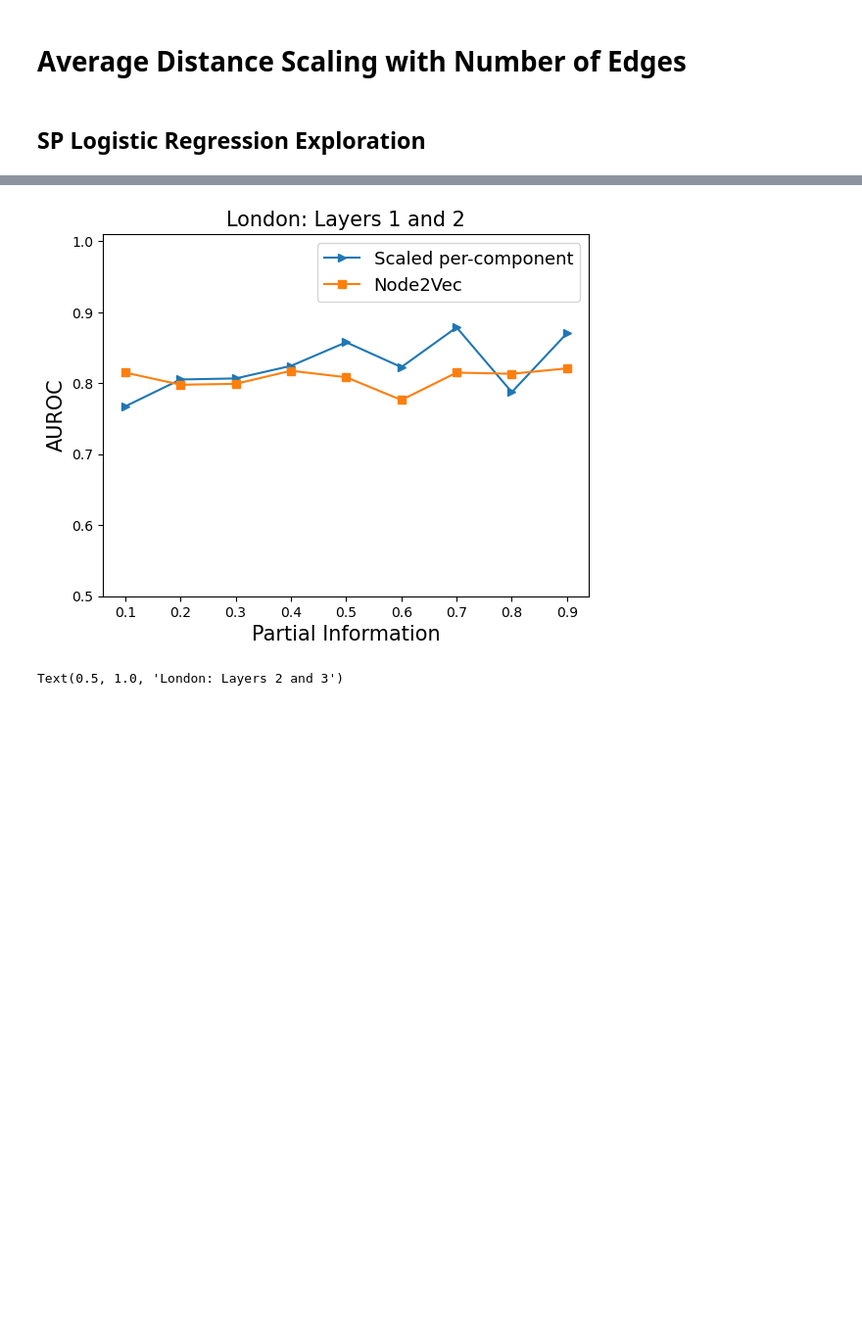
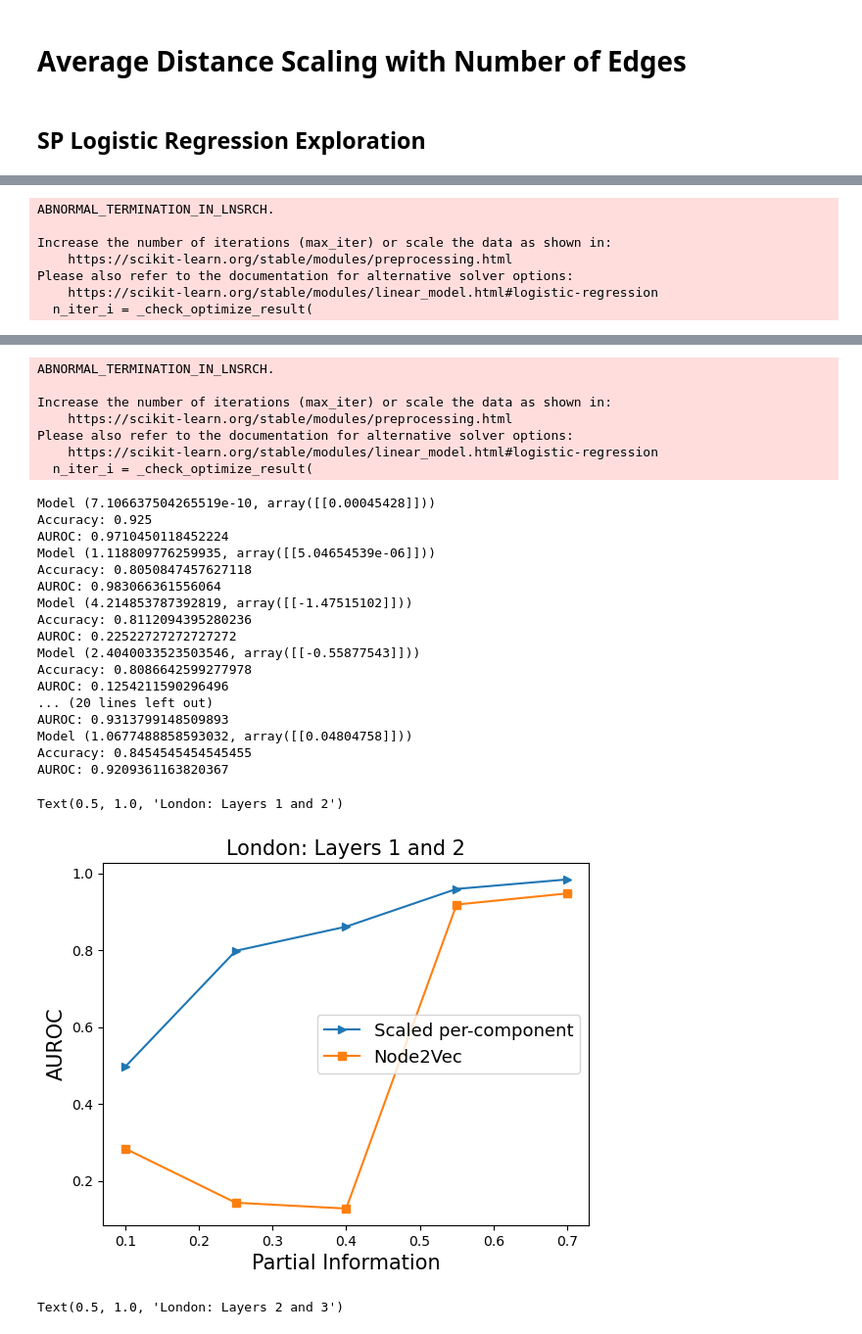
Before and after one commit to kaiser-dan/proj_naive-embedded-reconstruction, a Jupyter notebook: notebooks/ex/SP_n2v_Exp1.ipynb, the cells around one changed output, grey strips where cells are left out. Shown at 98% size. Saved outputs shown, nothing was run; the diff lists cells and outputs as text; code cells hidden in the pictures; blank space fills up the shorter version.

```diff
--- a/notebooks/ex/SP_n2v_Exp1.ipynb
+++ b/notebooks/ex/SP_n2v_Exp1.ipynb
@@ -590,7 +578,7 @@ def full_model_results(net='london',layers=[2,3],per_component=True):
     #create train and test for logreg
     path='/Users/siddharthpatwardhan/Downloads/Archived/MRP_Figures/Figure4/Data/multiplex_network-'
     G=read_file(path+net+'.edgelist')
-    pis=np.linspace(0.1,0.9,9)
+    pis=np.linspace(0.1,0.7,5)
     for pi in pis:
         g, h, R_G, R_H, testset=format_system({'pfi':pi,'graphs':G,'left':layers[0],'right':layers[1],'largest_component':False})
         EG=set(R_G.edges())
@@ -603,8 +591,8 @@ def full_model_results(net='london',layers=[2,3],per_component=True):
 
         pm,hm=set_parameters_N2V()
         if per_component:
-            E1=N2V_per_component(R_G,pm,hm)
-            E2=N2V_per_component(R_H,pm,hm)
+            E1=N2V_normalized_per_component(R_G,pm,hm)
+            E2=N2V_normalized_per_component(R_H,pm,hm)
         else:
             E1=N2V(R_G,pm,hm)
             E2=N2V(R_H,pm,hm)
@@ -639,28 +627,28 @@ def full_model_results(net='london',layers=[2,3],per_component=True):
 # %%
 
 
-# AUC=np.zeros(9)
-# ACC=np.zeros(9)
-# for _ in range(2):
-#     aucs,accs=full_model_results(layers=[1,2])
-#     AUC=AUC+np.asarray(aucs)
-#     ACC=ACC+np.asarray(accs)
-# AUC=AUC/2
-# ACC=ACC/2
+AUC=np.zeros(5)
+ACC=np.zeros(5)
+for _ in range(2):
+    aucs,accs=full_model_results(layers=[1,2])
+    AUC=AUC+np.asarray(aucs)
+    ACC=ACC+np.asarray(accs)
+AUC=AUC/2
+ACC=ACC/2
 
-# AUC_=np.zeros(9)
-# ACC_=np.zeros(9)
-# for _ in range(2):
-#     aucs,accs=full_model_results(layers=[1,2],per_component=False)
-#     AUC_=AUC_+np.asarray(aucs)
-#     ACC_=ACC_+np.asarray(accs)
-# AUC_=AUC_/2
-# ACC_=ACC_/2
+AUC_=np.zeros(5)
+ACC_=np.zeros(5)
+for _ in range(2):
+    aucs,accs=full_model_results(layers=[1,2],per_component=False)
+    AUC_=AUC_+np.asarray(aucs)
+    ACC_=ACC_+np.asarray(accs)
+AUC_=AUC_/2
+ACC_=ACC_/2
 
-plt.plot(np.linspace(0.1,0.9,9),ACC,'>-',label='Scaled per-component')
-plt.plot(np.linspace(0.1,0.9,9),ACC_,'s-',label='Node2Vec')
-
-plt.ylim(0.5,1.01)
+plt.plot(np.linspace(0.1,0.7,5),AUC,'>-',label='Scaled per-component')
+plt.plot(np.linspace(0.1,0.7,5),AUC_,'s-',label='Node2Vec')
+#
+# plt.ylim(0.5,1.01)
 plt.xlabel('Partial Information',fontsize=15)
 plt.ylabel('AUROC',fontsize=15)
 plt.legend(fontsize=13)
@@ -669,0 +686,7 @@ Text(0.5, 1.0, 'London: Layers 1 and 2')
+ABNORMAL_TERMINATION_IN_LNSRCH.
+
+Increase the number of iterations (max_iter) or scale the data as shown in:
+    https://scikit-learn.org/stable/modules/preprocessing.html
+Please also refer to the documentation for alternative solver options:
+    https://scikit-learn.org/stable/modules/linear_model.html#logistic-regression
+  n_iter_i = _check_optimize_result(
@@ -670,4 +702,29 @@ Text(0.5, 1.0, 'London: Layers 1 and 2')
+ABNORMAL_TERMINATION_IN_LNSRCH.
+
+Increase the number of iterations (max_iter) or scale the data as shown in:
+    https://scikit-learn.org/stable/modules/preprocessing.html
+Please also refer to the documentation for alternative solver options:
+    https://scikit-learn.org/stable/modules/linear_model.html#logistic-regression
+  n_iter_i = _check_optimize_result(
+Model (7.106637504265519e-10, array([[0.00045428]]))
+Accuracy: 0.925
+AUROC: 0.9710450118452224
+Model (1.118809776259935, array([[5.04654539e-06]]))
+Accuracy: 0.8050847457627118
+AUROC: 0.983066361556064
+Model (4.214853787392819, array([[-1.47515102]]))
+Accuracy: 0.8112094395280236
+AUROC: 0.22522727272727272
+Model (2.4040033523503546, array([[-0.55877543]]))
+Accuracy: 0.8086642599277978
+AUROC: 0.1254211590296496
+... (20 lines left out)
+AUROC: 0.9313799148509893
+Model (1.0677488858593032, array([[0.04804758]]))
+Accuracy: 0.8454545454545455
+AUROC: 0.9209361163820367
+Text(0.5, 1.0, 'London: Layers 1 and 2')
-[figure, old version]
+[figure, new version]
 # %%
 plt.plot(np.linspace(0.1,0.9,9),AUC,'>-',label='Scaled per-component')
 plt.plot(np.linspace(0.1,0.9,9),AUC_,'s-',label='Node2Vec')
```
Also changed, not shown: parts of 8 cells of this notebook.
